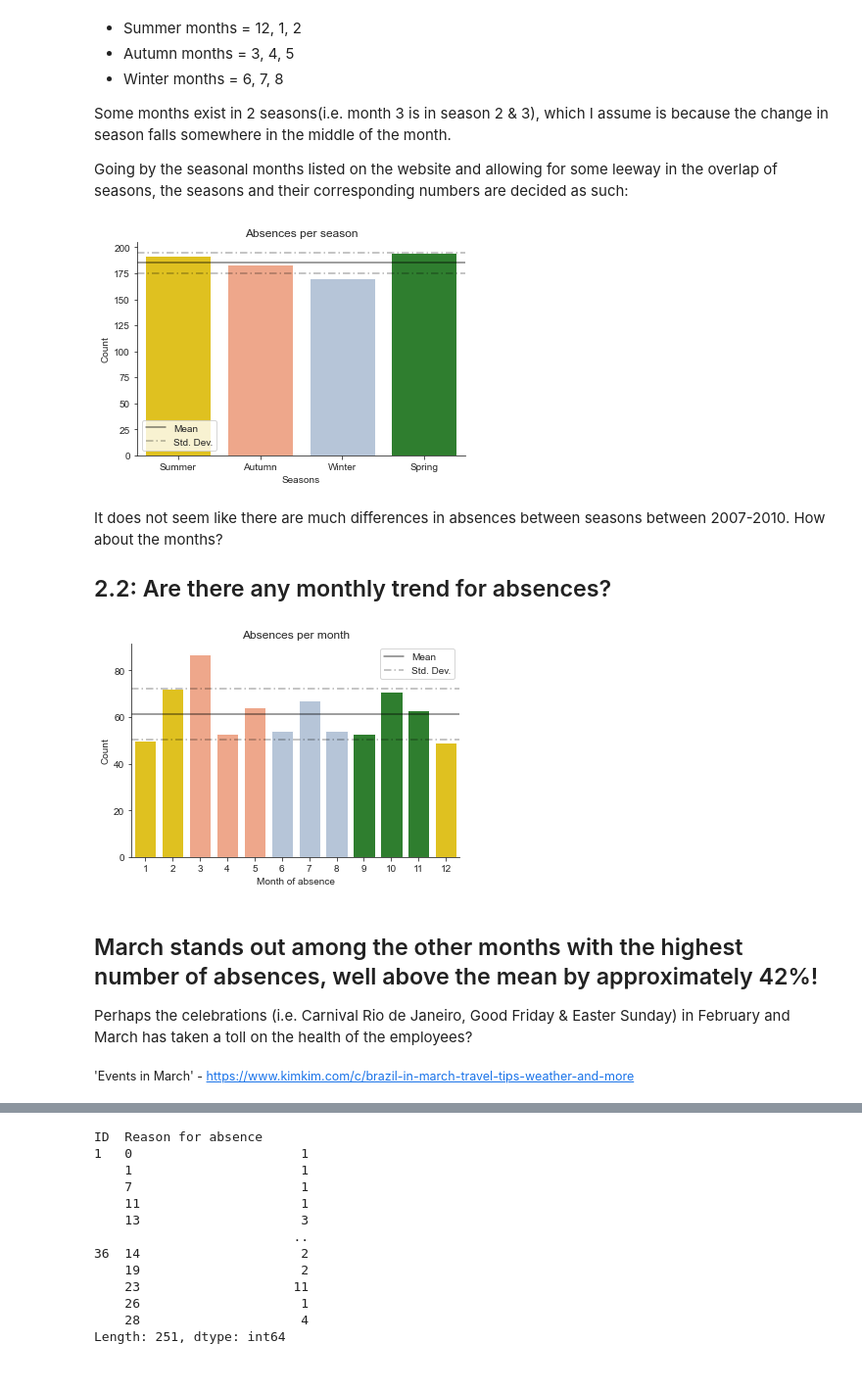
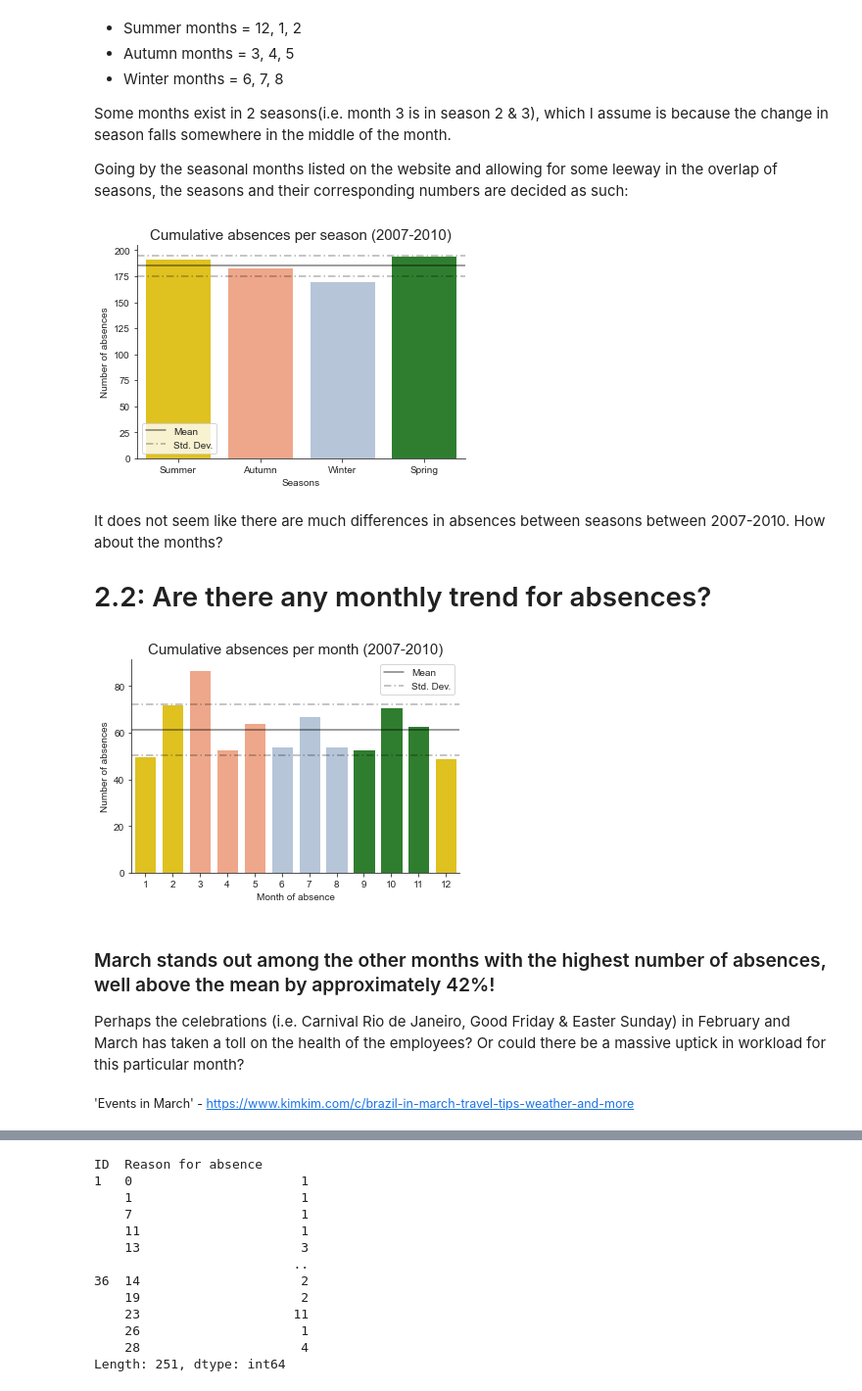
Before and after one commit to diweiho/Absenteeism-at-work, a Jupyter notebook: analysis.ipynb, the cells around one changed output, grey strips where cells are left out. Shown at 98% size. Drawn from its saved outputs; the diff is of its cells as text; code cells hidden in the pictures.

```diff
--- a/analysis.ipynb
+++ b/analysis.ipynb
@@ -6,13 +6,13 @@
 # What about social drinkers and smokers? Do they affect absenteeism?
 # %%
 # Initialization
-
 import pandas as pd
 import numpy as np
 import matplotlib.pyplot as plt
 import seaborn as sns
 
 sns.set_style('ticks')
+plt.rc("axes.spines", top=False, right=False)
 pd.options.display.max_columns = None
 # %%
 # Load the dataset
@@ -144,32 +145,31 @@ season_mths = {1:'Summer',
 # %%
 # Calculating the number of absences per season
 
 abs_season = df.groupby(df['Seasons']).size()
-abs_season = abs_season.reset_index().rename(columns={0:'Count'})
+abs_season = abs_season.reset_index().rename(columns={0:'Number of absences'})
 abs_season['Seasons'].replace(season_dict, inplace=True)
 
 # Calculating the mean and standard deviation of the seasonal absences
 mean_abs_sea = float(abs_season.mean())
 sd_abs_sea = float(np.std(abs_season))
 
 # Plotting figure
 sea_labels = ['Summer','Autumn','Winter','Spring']
 colors = sns.color_palette(['gold','lightsalmon','lightsteelblue','forestgreen'])
 
-seaPlot = sns.barplot(x='Seasons', y='Count', data=abs_season, order=sea_labels, palette=colors)
+seaPlot = sns.barplot(x='Seasons', y='Number of absences', data=abs_season, order=sea_labels, palette=colors)
 seaPlot.axhline(mean_abs_sea, color='black', alpha=0.5, label='Mean')
 seaPlot.axhline(mean_abs_sea + sd_abs_sea, color='black', alpha=0.3, dashes=(5,2,1,2), label= 'Std. Dev.')
 seaPlot.axhline(mean_abs_sea - sd_abs_sea, color='black', alpha=0.3, dashes=(5,2,1,2))
-sns.despine()
 plt.legend()
-plt.title('Absences per season')
+plt.title('Cumulative absences per season (2007-2010)', fontdict={'fontsize':15})
 plt.show()
 # %% [output]
-[figure, old version]
+[figure, new version]
 # %% [markdown]
 It does not seem like there are much differences in absences between seasons between 2007-2010. How about the months?
 
-## 2.2: Are there any monthly trend for absences?
+# 2.2: Are there any monthly trend for absences?
 # %%
 # Calculating the number of absences per month
 abs_mth = df.groupby(df['Month of absence']).size()
@@ -179,7 +179,7 @@ abs_mth = abs_mth.drop(0)
 
 # Reconverting it back into dataframe and renaming the count column as 'Count'
 # Months are also linked to seasons for plotting
-abs_mth = abs_mth.reset_index().rename(columns={0:'Count'})
+abs_mth = abs_mth.reset_index().rename(columns={0:'Number of absences'})
 abs_mth['Seasons'] = abs_mth['Month of absence'].map(season_mths)
 
 # Calculating the mean and standard deviation of the monthly absences
@@ -190,19 +190,18 @@ sd_abs_mth = np.std(abs_mth)[1]
 color_map = dict(zip(sea_labels, colors))
 
 # Plotting figure and horizontal lines for mean and stdev
-mthPlot = sns.barplot(x='Month of absence', y='Count', data=abs_mth, palette=abs_mth['Seasons'].map(color_map))
+mthPlot = sns.barplot(x='Month of absence', y='Number of absences', data=abs_mth, palette=abs_mth['Seasons'].map(color_map))
 mthPlot.axhline(mean_abs_mth, color='black', alpha=0.5, label='Mean')
 mthPlot.axhline(mean_abs_mth+sd_abs_mth, color='black', alpha=0.3, dashes=(5,2,1,2), label= 'Std. Dev.')
 mthPlot.axhline(mean_abs_mth-sd_abs_mth, color='black', alpha=0.3, dashes=(5,2,1,2))
-sns.despine()
 plt.legend()
-plt.title('Absences per month')
+plt.title('Cumulative absences per month (2007-2010)', fontdict={'fontsize':15})
 plt.show()
 # %% [output]
-[figure, old version]
+[figure, new version]
 # %% [markdown]
-## March stands out among the other months with the highest number of absences, well above the mean by approximately 42%!
+### March stands out among the other months with the highest number of absences, well above the mean by approximately 42%!
 
-Perhaps the celebrations (i.e. Carnival Rio de Janeiro, Good Friday & Easter Sunday) in February and March has taken a toll on the health of the employees?
+Perhaps the celebrations (i.e. Carnival Rio de Janeiro, Good Friday & Easter Sunday) in February and March has taken a toll on the health of the employees? Or could there be a massive uptick in workload for this particular month?
 
 <sub>'Events in March' - https://www.kimkim.com/c/brazil-in-march-travel-tips-weather-and-more</sub>
```
Also changed, not shown: parts of 15 cells of this notebook.
